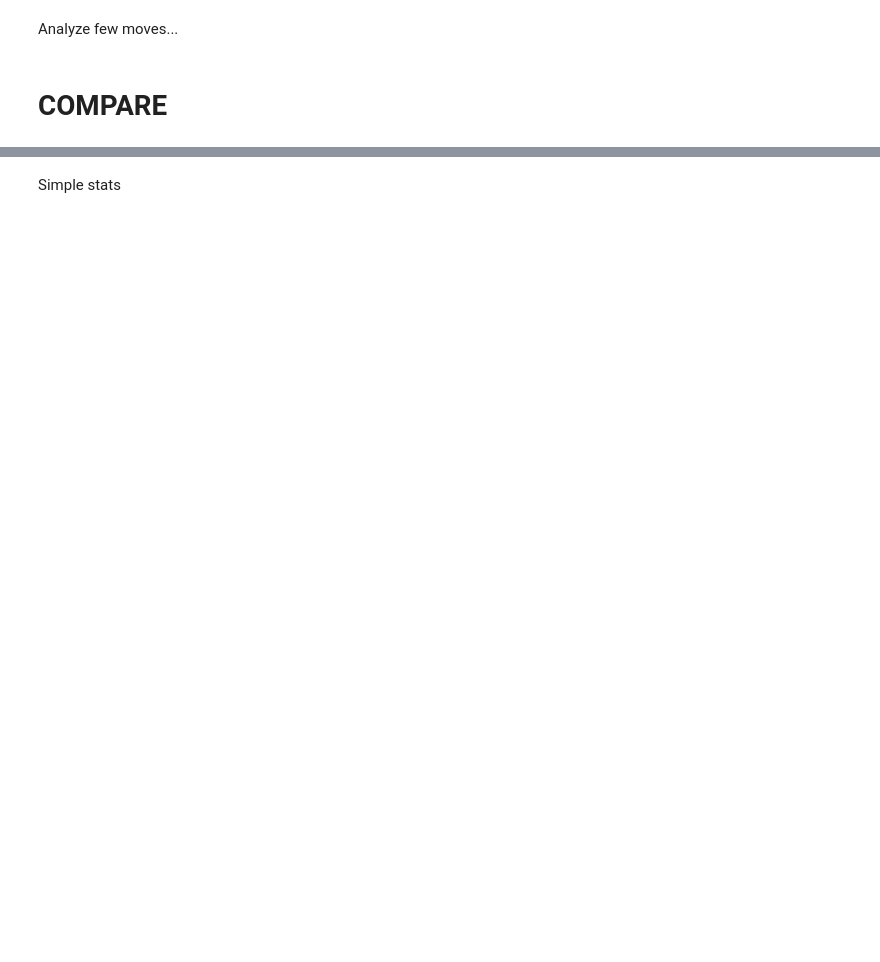
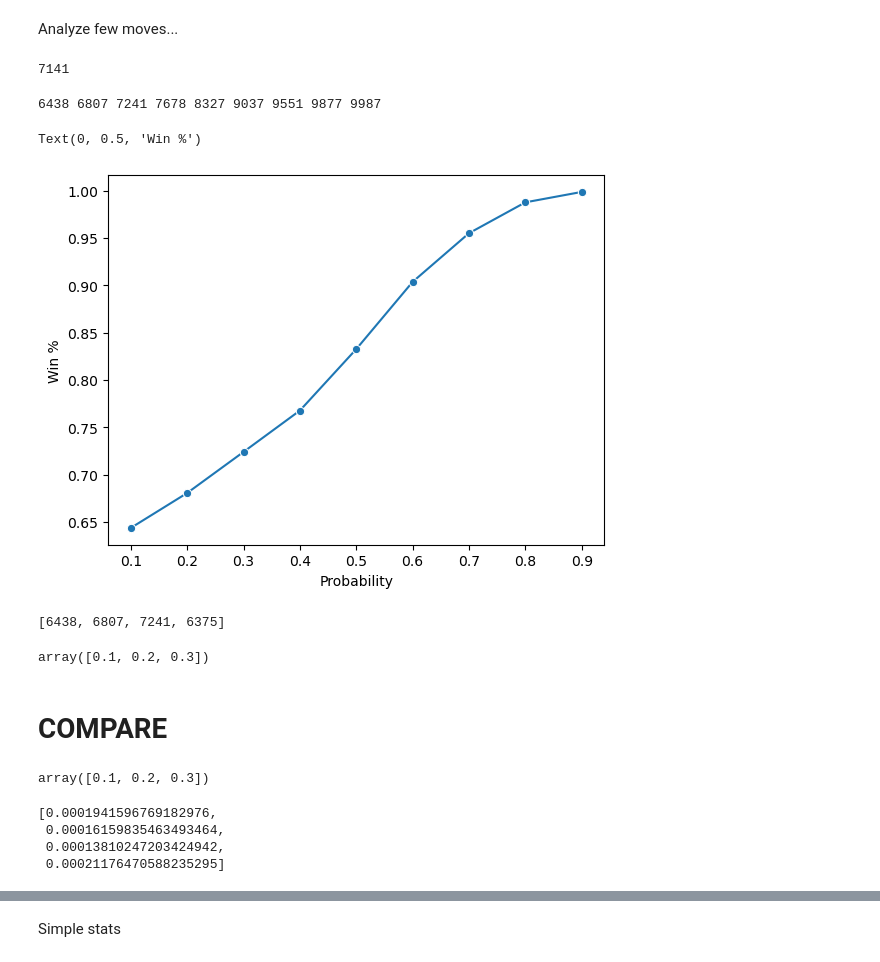
Before and after one commit to majsterkovic/iswd-project-3, a Jupyter notebook: comparator/comparator.ipynb, the cells around one changed output, grey strips where cells are left out. Drawn from its saved outputs; the diff is of its cells as text; code cells hidden in the pictures; blank space fills up the shorter version.

Commit message:
Optimizing on simpleplayer with different proba thresholds

```diff
--- a/comparator/comparator.ipynb
+++ b/comparator/comparator.ipynb
@@ -123,7 +123,7 @@ def printResults(results):
     print("Total errors:")
     print(results[9])
 
-def comparePlayers(player1_class, player2_class, **kwargs):
+def comparePlayers(player1_class, player2_class, p1_params, p2_params):
     stats_wins = [0, 0]
     stats_draws = [0, 0]
     stats_moves = [0, 0]
@@ -139,8 +139,8 @@ def comparePlayers(player1_class, player2_class, **kwargs):
     draws = 0
 
     for t in range(repeats):
-        player1 = player1_class(**kwargs)
-        player2 = player2_class("")
+        player1 = player1_class(**p1_params)
+        player2 = player2_class(**p2_params)
         game = Game([player1, player2], log = False)
 
         error = False
@@ -194,3 +194,40 @@ def comparePlayers(player1_class, player2_class, **kwargs):
 
     return [stats_wins, stats_draws, stats_moves, stats_cards, stats_pile_size, stats_checks,
             stats_draw_decisions, stats_cheats, stats_errors, errors, draws]
+# %%
+initial_params = {
+    'p85': 0.85,
+    'p80': 0.80,
+    'p75': 0.75,
+    'p70': 0.70,
+    'p60': 0.60,
+    'p50': 0.50,
+    'name': 'HYBIAK'
+}
+# %%
+simple = SimplePlayer
+golab = GolabUladzislau
+player = Hybiak
+result1 = comparePlayers(player, simple, initial_params, {'name':'SIMPLE'})
+result1[0][0]
+# %% [output]
+7141
+# %%
+simple_scores = []
+player = Hybiak
+probas = np.linspace(0.1,0.9,9)
+
+for proba in probas:
+    p = {"p": proba, 'name':''}
+    result = comparePlayers(player, SimplePlayer, initial_params, p)
+    simple_scores.append(result[0][0])
+# %%
+import seaborn as sns
+print(*simple_scores)
+sns.lineplot(x=probas,y=np.array(simple_scores)/10e3, marker='o')
+plt.xlabel('Probability')
+plt.ylabel('Win %')
+# %% [output]
+6438 6807 7241 7678 8327 9037 9551 9877 9987
+Text(0, 0.5, 'Win %')
+[figure, added]
@@ -196,0 +240,5 @@ def comparePlayers(player1_class, player2_class, **kwargs):
+# %%
+maxes = simple_scores[:3] + [golab_result]
+maxes
+# %% [output]
+[6438, 6807, 7241, 6375]
@@ -197,5 +249,20 @@ def comparePlayers(player1_class, player2_class, **kwargs):
+# %%
+probas
+# %% [output]
+array([0.1, 0.2, 0.3])
 # %% [markdown]
 # COMPARE
+# %%
+probas
+# %% [output]
+array([0.1, 0.2, 0.3])
+# %%
+[x / y for x,y in zip(weights, maxes)]
+# %% [output]
+[0.0001941596769182976,
+ 0.00016159835463493464,
+ 0.00013810247203424942,
+ 0.00021176470588235295]
 # %%
 import optuna
 
```
Also changed, not shown: parts of 16 cells of this notebook, 2 other files.
